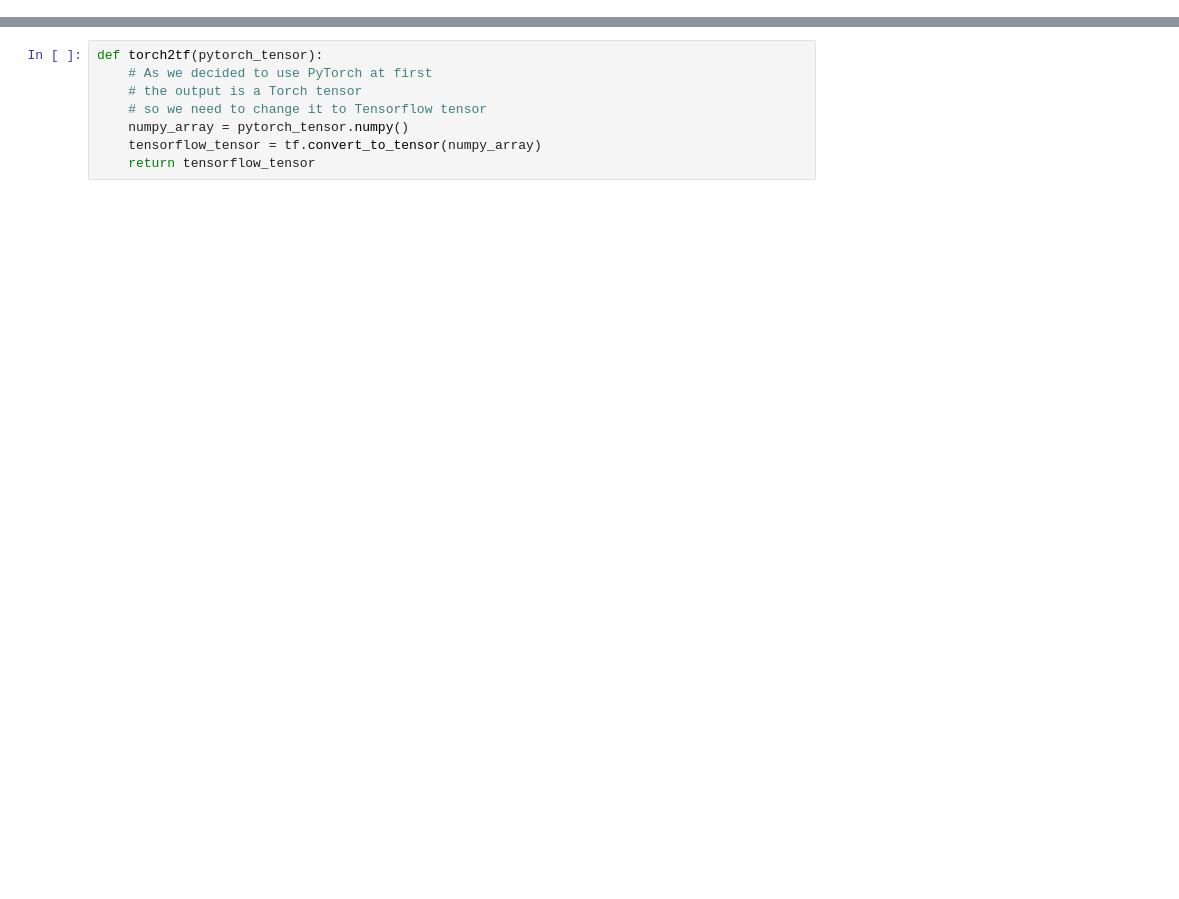
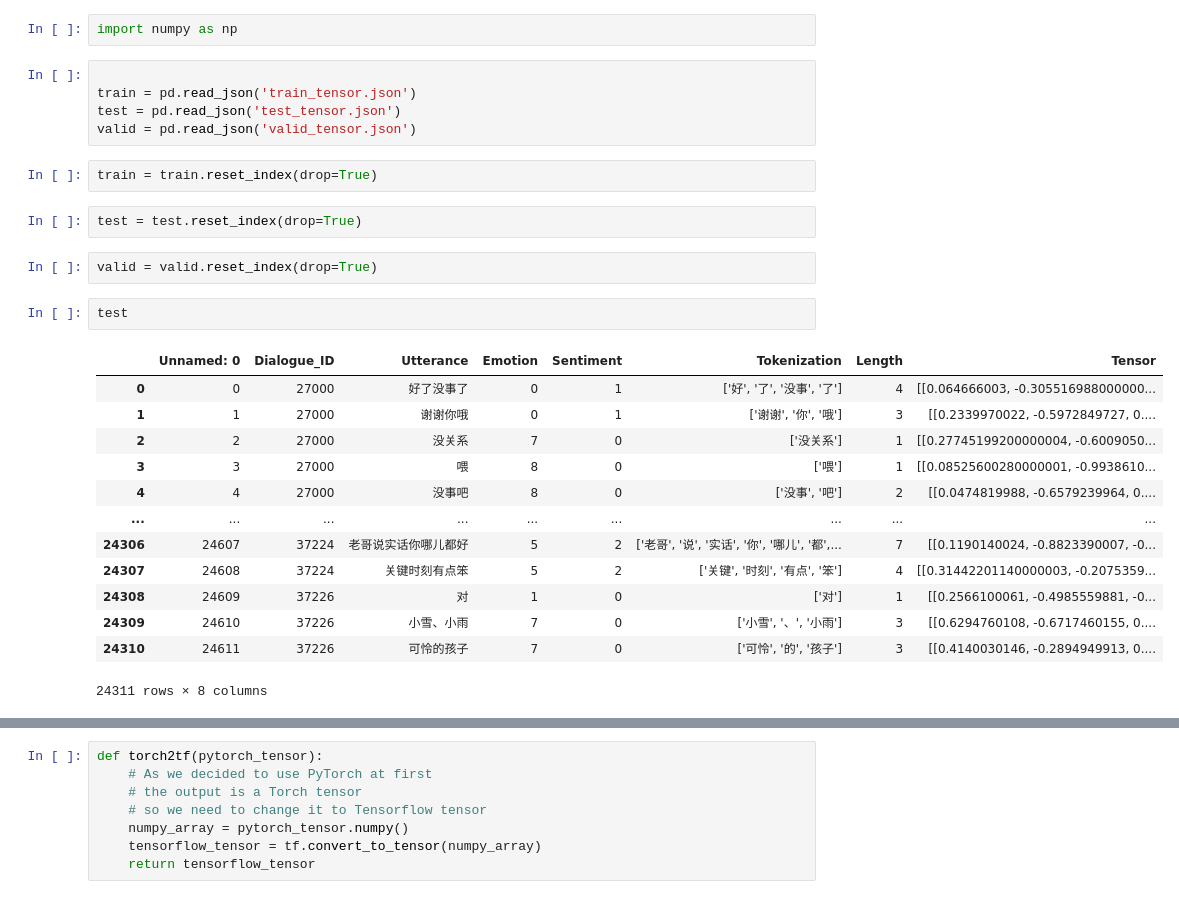
Before and after one commit to Meltryllis628/ECR, a Jupyter notebook: model.ipynb, the cells around one changed output, grey strips where cells are left out. Drawn from its saved outputs; the diff is of its cells as text; blank space fills up the shorter version.

```diff
--- a/model.ipynb
+++ b/model.ipynb
@@ -123,3 +9,32 @@ X_train_sampled, Y_train_sampled = downsample(X_train, Y_train)
+# %%
+import numpy as np
+# %%
+
+train = pd.read_json('train_tensor.json')
+test = pd.read_json('test_tensor.json')
+valid = pd.read_json('valid_tensor.json')
+# %%
+train = train.reset_index(drop=True)
+# %%
+test = test.reset_index(drop=True)
+# %%
+valid = valid.reset_index(drop=True)
+# %%
+test
+# %% [output]
+|  | Unnamed: 0 | Dialogue_ID | Utterance | Emotion | Sentiment | Tokenization | Length | Tensor |
+| 0 | 0 | 27000 | 好了没事了 | 0 | 1 | ['好', '了', '没事', '了'] | 4 | [[0.064666003, -0.305516988000000... |
+| 1 | 1 | 27000 | 谢谢你哦 | 0 | 1 | ['谢谢', '你', '哦'] | 3 | [[0.2339970022, -0.5972849727, 0.... |
+| 2 | 2 | 27000 | 没关系 | 7 | 0 | ['没关系'] | 1 | [[0.27745199200000004, -0.6009050... |
+| 3 | 3 | 27000 | 喂 | 8 | 0 | ['喂'] | 1 | [[0.08525600280000001, -0.9938610... |
+| 4 | 4 | 27000 | 没事吧 | 8 | 0 | ['没事', '吧'] | 2 | [[0.0474819988, -0.6579239964, 0.... |
+| ... | ... | ... | ... | ... | ... | ... | ... | ... |
+| 24306 | 24607 | 37224 | 老哥说实话你哪儿都好 | 5 | 2 | ['老哥', '说', '实话', '你', '哪儿', '都',... | 7 | [[0.1190140024, -0.8823390007, -0... |
+| 24307 | 24608 | 37224 | 关键时刻有点笨 | 5 | 2 | ['关键', '时刻', '有点', '笨'] | 4 | [[0.31442201140000003, -0.2075359... |
+| 24308 | 24609 | 37226 | 对 | 1 | 0 | ['对'] | 1 | [[0.2566100061, -0.4985559881, -0... |
+| 24309 | 24610 | 37226 | 小雪、小雨 | 7 | 0 | ['小雪', '、', '小雨'] | 3 | [[0.6294760108, -0.6717460155, 0.... |
+| 24310 | 24611 | 37226 | 可怜的孩子 | 7 | 0 | ['可怜', '的', '孩子'] | 3 | [[0.4140030146, -0.2894949913, 0.... |
+24311 rows × 8 columns
 # %%
 import tensorflow as tf
 
```
Also changed, not shown: parts of 41 cells of this notebook, 1 other file.
